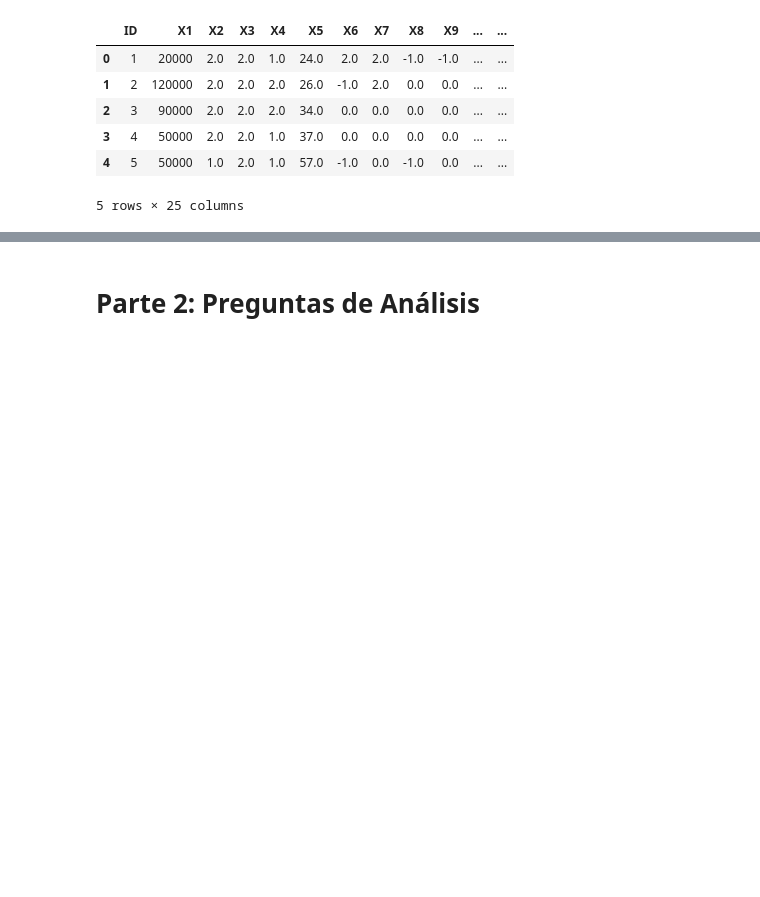
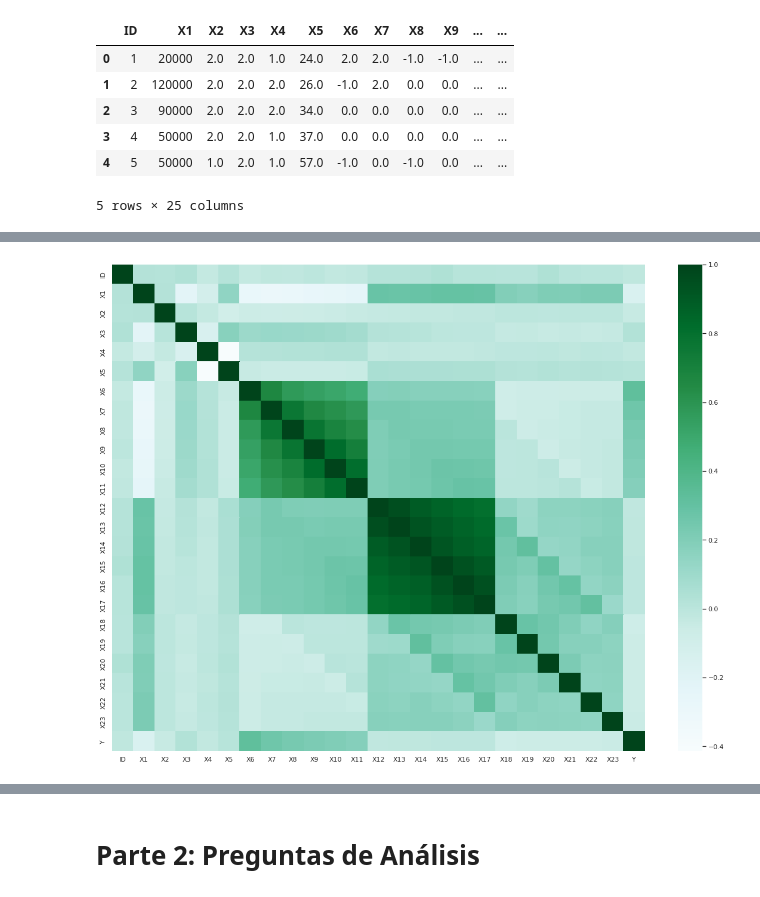
Before and after one commit to PosgradoMNA/actividades-de-aprendizaje-rzunick, a Jupyter notebook: Semana_4_Actividad_1_Practica_PCA_Ronald_Zuniga_A01686240.ipynb, the cells around one changed output, grey strips where cells are left out. Drawn from its saved outputs; the diff is of its cells as text; code cells hidden in the pictures; blank space fills up the shorter version.

```diff
--- a/Semana_4_Actividad_1_Practica_PCA_Ronald_Zuniga_A01686240.ipynb
+++ b/Semana_4_Actividad_1_Practica_PCA_Ronald_Zuniga_A01686240.ipynb
@@ -56,0 +93,4 @@ df.head()
+# %%
+# Limpieza de Base de Datos
+df.dropna(axis = 0, inplace = True)
+df.info()
@@ -56,0 +140,11 @@ df.head()
+# %%
+# Uso de matriz de correlación de Pearson para crear mapa de calor de correlación entre atributos
+
+sns.set(rc={'figure.figsize':(20,15)})
+
+matrix = df.corr(method='pearson', min_periods=1)
+ax = sns.heatmap(matrix, cmap="BuGn")
+
+plt.show()
+# %% [output]
+[figure, added]
```
Also changed, not shown: parts of 21 cells of this notebook.
